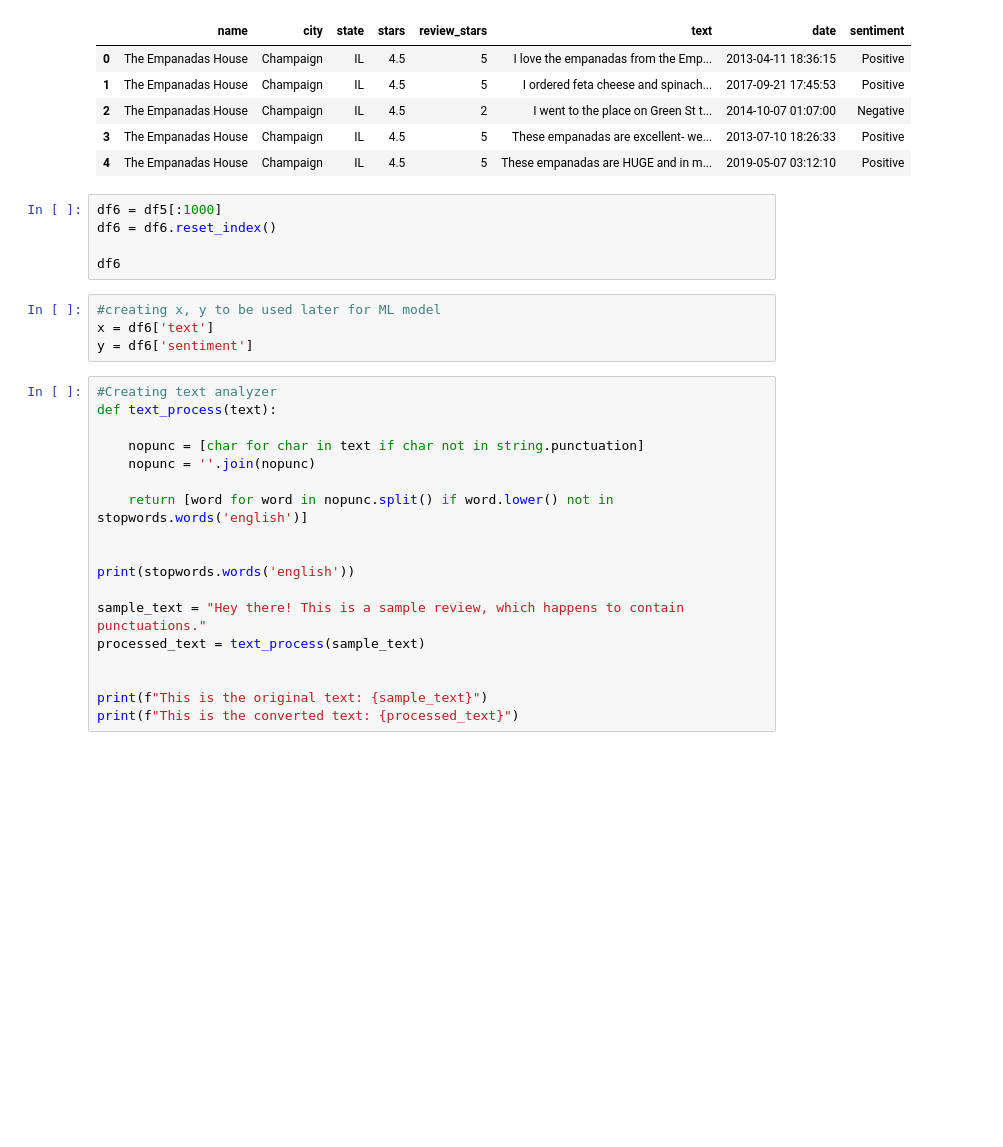
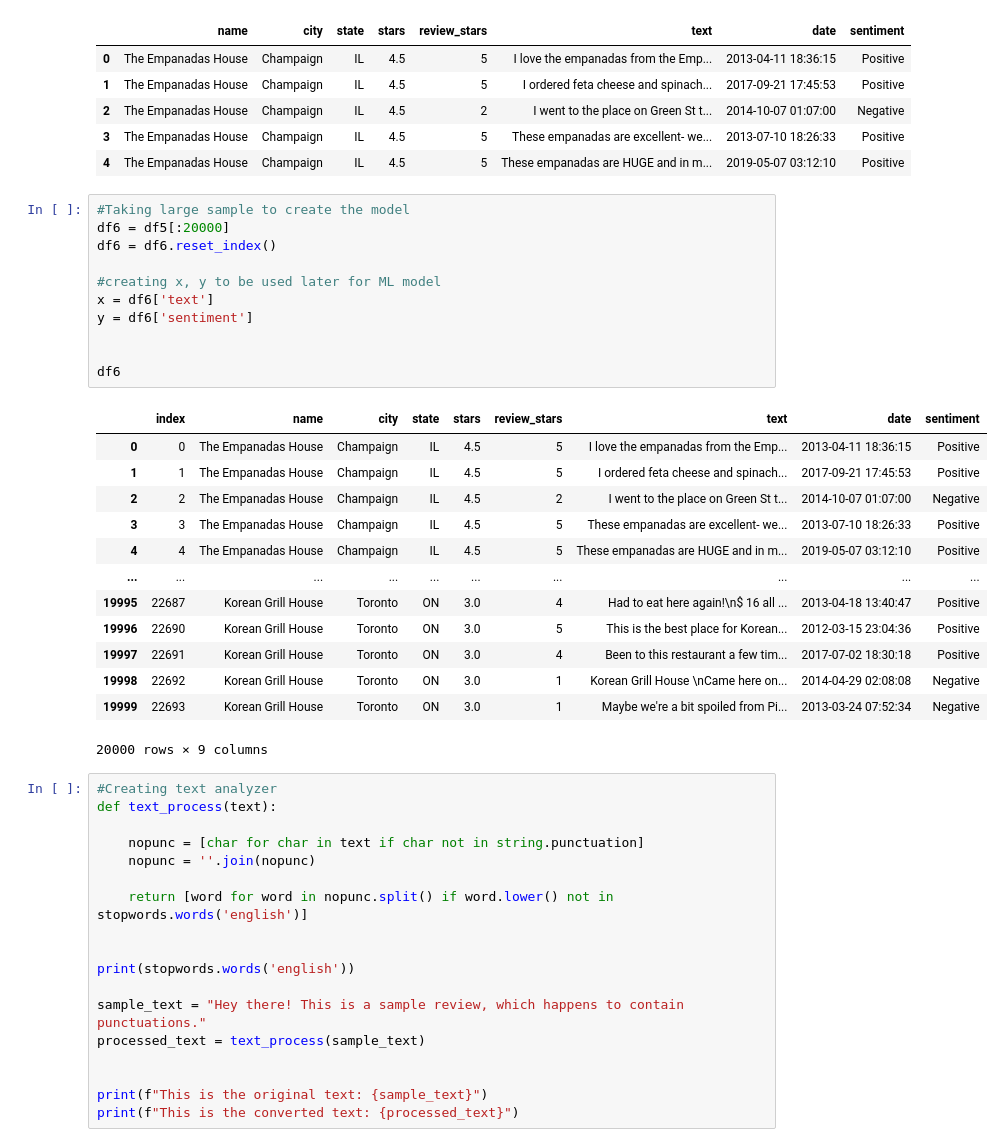
Before and after one commit to jmoon0830/yelp-ml, a Jupyter notebook: ml_model/building_ml_model.ipynb, the cells around one changed output. Drawn from its saved outputs; the diff is of its cells as text; blank space fills up the shorter version.

```diff
--- a/ml_model/building_ml_model.ipynb
+++ b/ml_model/building_ml_model.ipynb
@@ -105,15 +87,31 @@ See the caveats in the documentation: https://pandas.pydata.org/pandas-docs/stab
 | 2 | The Empanadas House | Champaign | IL | 4.5 | 2 | I went to the place on Green St t... | 2014-10-07 01:07:00 | Negative |
 | 3 | The Empanadas House | Champaign | IL | 4.5 | 5 | These empanadas are excellent- we... | 2013-07-10 18:26:33 | Positive |
 | 4 | The Empanadas House | Champaign | IL | 4.5 | 5 | These empanadas are HUGE and in m... | 2019-05-07 03:12:10 | Positive |
-# %%
-df6 = df5[:1000]
-df6 = df6.reset_index()
-
-df6
 # %%
+#Taking large sample to create the model
+df6 = df5[:20000]
+df6 = df6.reset_index()
+
 #creating x, y to be used later for ML model
 x = df6['text']
 y = df6['sentiment']
+
+
+df6
+# %% [output]
+|  | index | name | city | state | stars | review_stars | text | date | sentiment |
+| 0 | 0 | The Empanadas House | Champaign | IL | 4.5 | 5 | I love the empanadas from the Emp... | 2013-04-11 18:36:15 | Positive |
+| 1 | 1 | The Empanadas House | Champaign | IL | 4.5 | 5 | I ordered feta cheese and spinach... | 2017-09-21 17:45:53 | Positive |
+| 2 | 2 | The Empanadas House | Champaign | IL | 4.5 | 2 | I went to the place on Green St t... | 2014-10-07 01:07:00 | Negative |
+| 3 | 3 | The Empanadas House | Champaign | IL | 4.5 | 5 | These empanadas are excellent- we... | 2013-07-10 18:26:33 | Positive |
+| 4 | 4 | The Empanadas House | Champaign | IL | 4.5 | 5 | These empanadas are HUGE and in m... | 2019-05-07 03:12:10 | Positive |
+| ... | ... | ... | ... | ... | ... | ... | ... | ... | ... |
+| 19995 | 22687 | Korean Grill House | Toronto | ON | 3.0 | 4 | Had to eat here again!\n$ 16 all ... | 2013-04-18 13:40:47 | Positive |
+| 19996 | 22690 | Korean Grill House | Toronto | ON | 3.0 | 5 | This is the best place for Korean... | 2012-03-15 23:04:36 | Positive |
+| 19997 | 22691 | Korean Grill House | Toronto | ON | 3.0 | 4 | Been to this restaurant a few tim... | 2017-07-02 18:30:18 | Positive |
+| 19998 | 22692 | Korean Grill House | Toronto | ON | 3.0 | 1 | Korean Grill House \nCame here on... | 2014-04-29 02:08:08 | Negative |
+| 19999 | 22693 | Korean Grill House | Toronto | ON | 3.0 | 1 | Maybe we're a bit spoiled from Pi... | 2013-03-24 07:52:34 | Negative |
+20000 rows × 9 columns
 # %%
 #Creating text analyzer
 def text_process(text):
```
Also changed, not shown: parts of 32 cells of this notebook, 10 other files.
